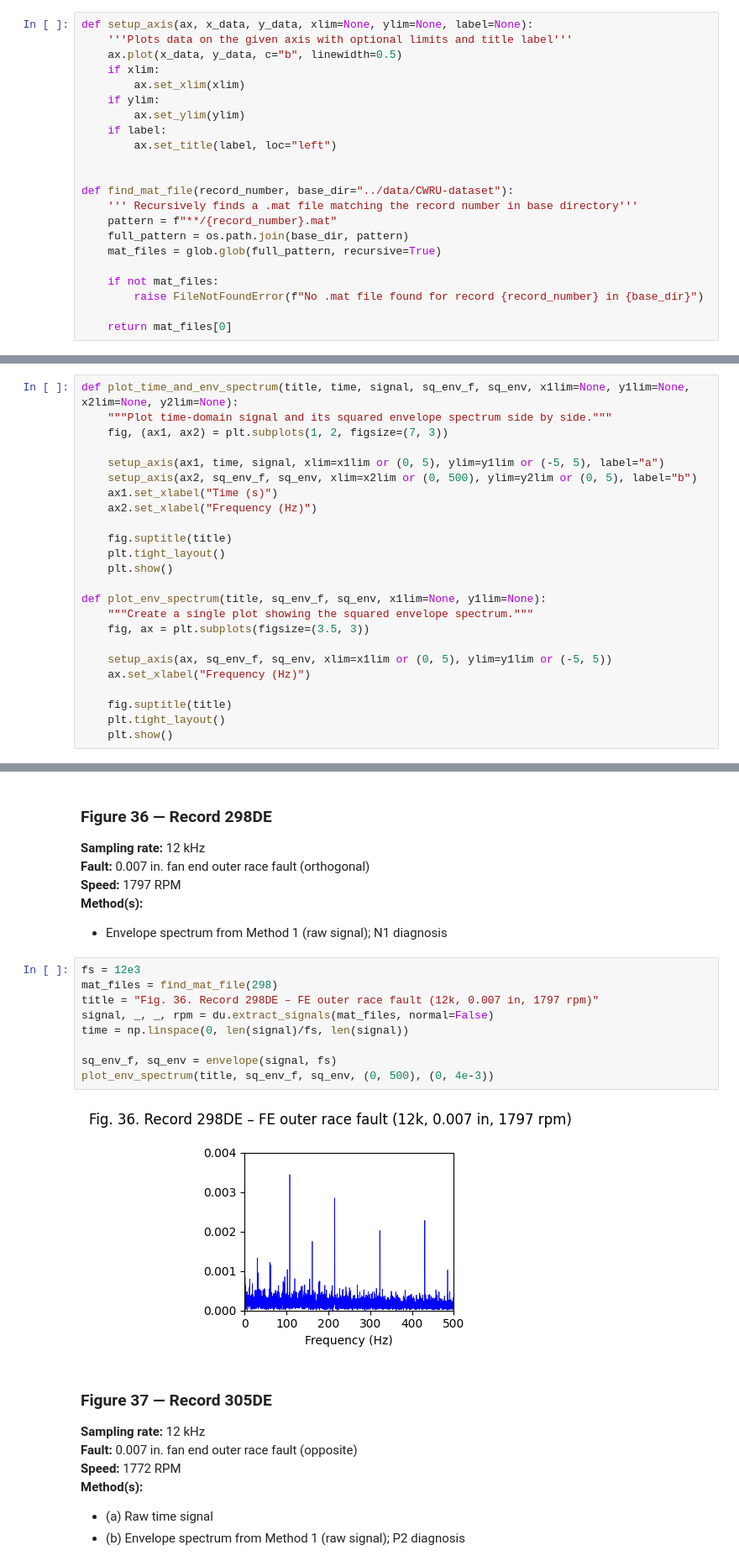
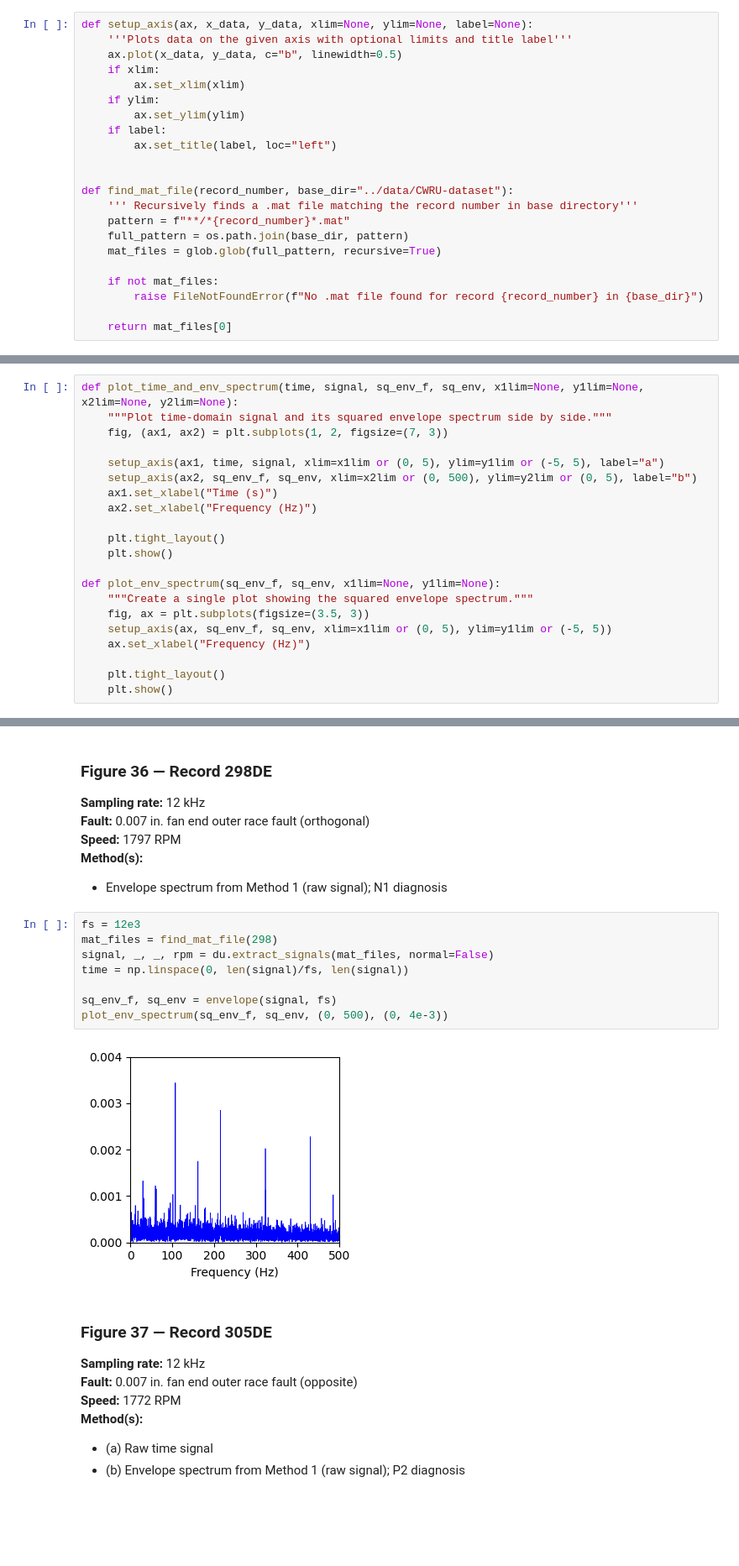
Before and after one commit to Aalto-Arotor/openConMo, a Jupyter notebook: examples/notebooks/smith_randall_example.ipynb, the cells around one changed output, grey strips where cells are left out. Shown at 84% size. Drawn from its saved outputs; the diff is of its cells as text; blank space fills up the shorter version.

```diff
--- a/examples/notebooks/smith_randall_example.ipynb
+++ b/examples/notebooks/smith_randall_example.ipynb
@@ -41,7 +45,7 @@ def setup_axis(ax, x_data, y_data, xlim=None, ylim=None, label=None):
 
 def find_mat_file(record_number, base_dir="../data/CWRU-dataset"):
     ''' Recursively finds a .mat file matching the record number in base directory'''
-    pattern = f"**/{record_number}.mat"
+    pattern = f"**/*{record_number}*.mat"
     full_pattern = os.path.join(base_dir, pattern)
     mat_files = glob.glob(full_pattern, recursive=True)
 
@@ -52,7 +56,7 @@ def find_mat_file(record_number, base_dir="../data/CWRU-dataset"):
 # %% [markdown]
 #### Plotting functions
 # %%
-def plot_time_and_env_spectrum(title, time, signal, sq_env_f, sq_env, x1lim=None, y1lim=None, x2lim=None, y2lim=None):
+def plot_time_and_env_spectrum(time, signal, sq_env_f, sq_env, x1lim=None, y1lim=None, x2lim=None, y2lim=None):
     """Plot time-domain signal and its squared envelope spectrum side by side."""
     fig, (ax1, ax2) = plt.subplots(1, 2, figsize=(7, 3))
 
@@ -61,17 +65,14 @@ def plot_time_and_env_spectrum(title, time, signal, sq_env_f, sq_env, x1lim=None
     ax1.set_xlabel("Time (s)")
     ax2.set_xlabel("Frequency (Hz)")
 
-    fig.suptitle(title)
     plt.tight_layout()
     plt.show()
 
-def plot_env_spectrum(title, sq_env_f, sq_env, x1lim=None, y1lim=None):
+def plot_env_spectrum(sq_env_f, sq_env, x1lim=None, y1lim=None):
     """Create a single plot showing the squared envelope spectrum."""
     fig, ax = plt.subplots(figsize=(3.5, 3))
-
     setup_axis(ax, sq_env_f, sq_env, xlim=x1lim or (0, 5), ylim=y1lim or (-5, 5))
     ax.set_xlabel("Frequency (Hz)")
 
-    fig.suptitle(title)
     plt.tight_layout()
     plt.show()
@@ -536,14 +846,13 @@ plt.show()
 # %%
 fs = 12e3
 mat_files = find_mat_file(298)
-title = "Fig. 36. Record 298DE – FE outer race fault (12k, 0.007 in, 1797 rpm)"
 signal, _, _, rpm = du.extract_signals(mat_files, normal=False)
 time = np.linspace(0, len(signal)/fs, len(signal))
 
 sq_env_f, sq_env = envelope(signal, fs)
-plot_env_spectrum(title, sq_env_f, sq_env, (0, 500), (0, 4e-3))
+plot_env_spectrum(sq_env_f, sq_env, (0, 500), (0, 4e-3))
 # %% [output]
-[figure, old version]
+[figure, new version]
 # %% [markdown]
 ### Figure 37 — Record 305DE
 
```
Also changed, not shown: parts of 94 cells of this notebook.
